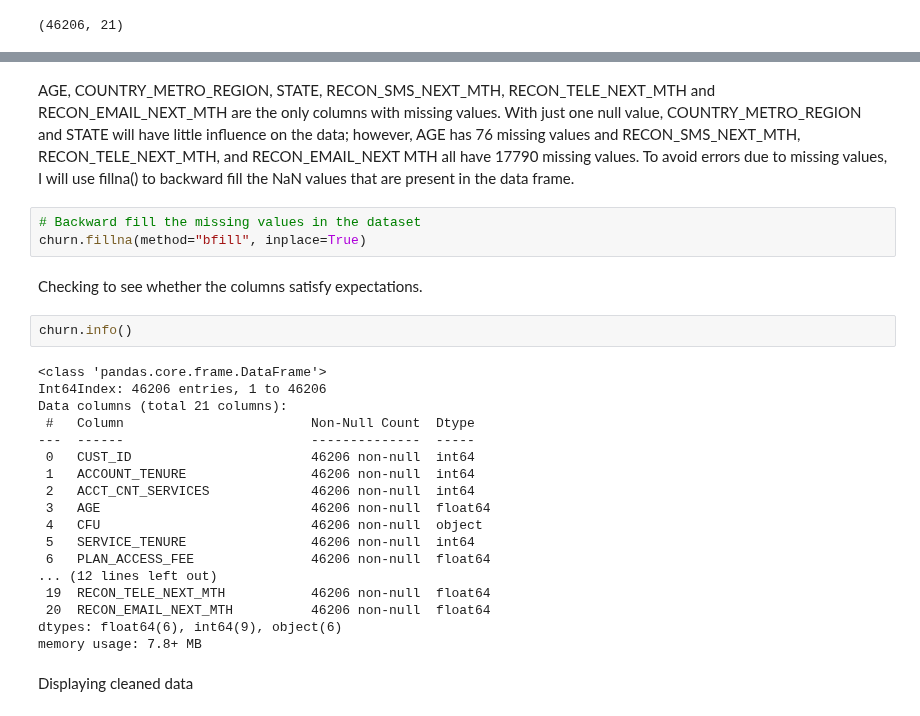
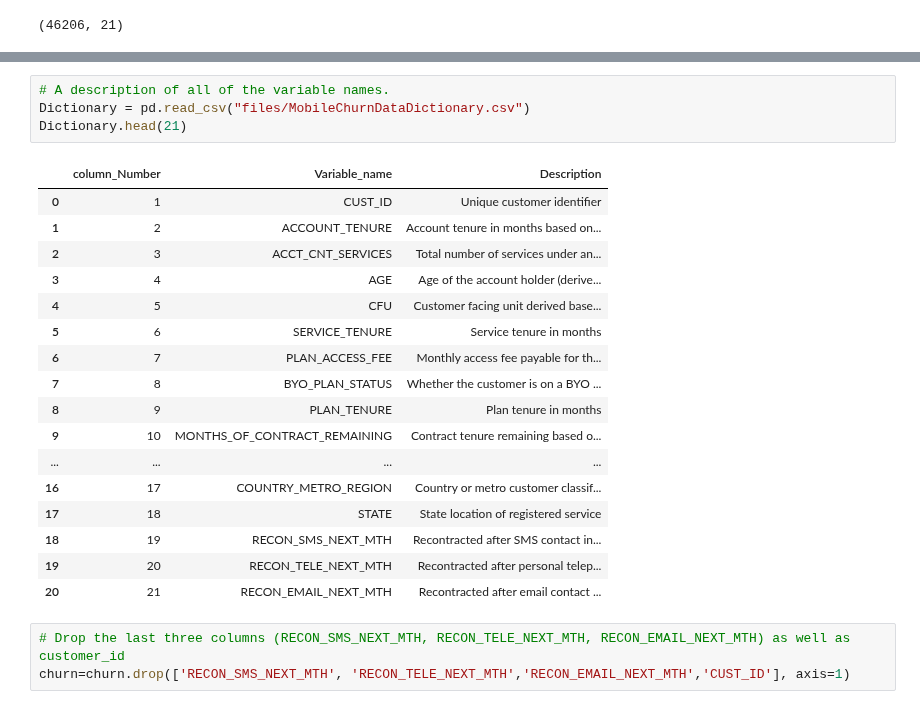
Before and after one commit to MQCOMP2200-S2-2021/data-science-portfolio-avagardiner, a Jupyter notebook: Portfolio 3.ipynb, the cells around one changed output, grey strips where cells are left out. Drawn from its saved outputs; the diff is of its cells as text.

```diff
--- a/Portfolio 3.ipynb
+++ b/Portfolio 3.ipynb
@@ -91,29 +44,25 @@ dtype: int64
-# %% [markdown]
-AGE, COUNTRY_METRO_REGION, STATE, RECON_SMS_NEXT_MTH, RECON_TELE_NEXT_MTH and RECON_EMAIL_NEXT_MTH are the only columns with missing values. With just one null value, COUNTRY_METRO_REGION and STATE will have little influence on the data; however, AGE has 76 missing values and RECON_SMS_NEXT_MTH, RECON_TELE_NEXT_MTH, and RECON_EMAIL_NEXT MTH all have 17790 missing values. To avoid errors due to missing values, I will use fillna() to backward fill the NaN values that are present in the data frame.
-# %%
-# Backward fill the missing values in the dataset
-churn.fillna(method="bfill", inplace=True)
-# %% [markdown]
-Checking to see whether the columns satisfy expectations.
-# %%
-churn.info()
-# %% [output]
-<class 'pandas.core.frame.DataFrame'>
-Int64Index: 46206 entries, 1 to 46206
-Data columns (total 21 columns):
- #   Column                        Non-Null Count  Dtype
----  ------                        --------------  -----
- 0   CUST_ID                       46206 non-null  int64
- 1   ACCOUNT_TENURE                46206 non-null  int64
- 2   ACCT_CNT_SERVICES             46206 non-null  int64
- 3   AGE                           46206 non-null  float64
- 4   CFU                           46206 non-null  object
- 5   SERVICE_TENURE                46206 non-null  int64
- 6   PLAN_ACCESS_FEE               46206 non-null  float64
-... (12 lines left out)
- 19  RECON_TELE_NEXT_MTH           46206 non-null  float64
- 20  RECON_EMAIL_NEXT_MTH          46206 non-null  float64
-dtypes: float64(6), int64(9), object(6)
-memory usage: 7.8+ MB
-# %% [markdown]
-Displaying cleaned data
+# %%
+# A description of all of the variable names.
+Dictionary = pd.read_csv("files/MobileChurnDataDictionary.csv")
+Dictionary.head(21)
+# %% [output]
+|  | column_Number | Variable_name | Description |
+| 0 | 1 | CUST_ID | Unique customer identifier |
+| 1 | 2 | ACCOUNT_TENURE | Account tenure in months based on... |
+| 2 | 3 | ACCT_CNT_SERVICES | Total number of services under an... |
+| 3 | 4 | AGE | Age of the account holder (derive... |
+| 4 | 5 | CFU | Customer facing unit derived base... |
+| 5 | 6 | SERVICE_TENURE | Service tenure in months |
+| 6 | 7 | PLAN_ACCESS_FEE | Monthly access fee payable for th... |
+| 7 | 8 | BYO_PLAN_STATUS | Whether the customer is on a BYO ... |
+| 8 | 9 | PLAN_TENURE | Plan tenure in months |
+| 9 | 10 | MONTHS_OF_CONTRACT_REMAINING | Contract tenure remaining based o... |
+| ... | ... | ... | ... |
+| 16 | 17 | COUNTRY_METRO_REGION | Country or metro customer classif... |
+| 17 | 18 | STATE | State location of registered service |
+| 18 | 19 | RECON_SMS_NEXT_MTH | Recontracted after SMS contact in... |
+| 19 | 20 | RECON_TELE_NEXT_MTH | Recontracted after personal telep... |
+| 20 | 21 | RECON_EMAIL_NEXT_MTH | Recontracted after email contact ... |
+# %%
+# Drop the last three columns (RECON_SMS_NEXT_MTH, RECON_TELE_NEXT_MTH, RECON_EMAIL_NEXT_MTH) as well as customer_id
+churn=churn.drop(['RECON_SMS_NEXT_MTH', 'RECON_TELE_NEXT_MTH','RECON_EMAIL_NEXT_MTH','CUST_ID'], axis=1)
```
Also changed, not shown: parts of 32 cells of this notebook, 2 other files.
